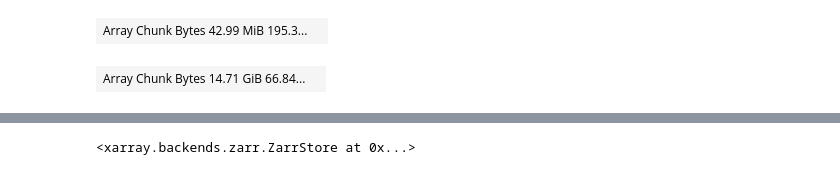
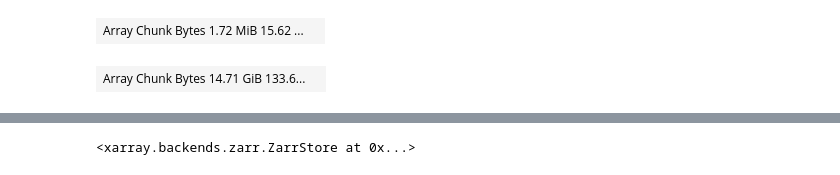
Before and after one commit to mrayson/incoherentitide, a Jupyter notebook: NOTEBOOKS/harmonic_fit_itide_suntans.ipynb, the cells around one changed output, grey strips where cells are left out. Cells and saved outputs as stored; diff of their text form; code cells hidden in the pictures.

```diff
--- a/NOTEBOOKS/compute_stat_itide_suntans.ipynb
+++ b/NOTEBOOKS/harmonic_fit_itide_suntans.ipynb
@@ -66,12 +47,13 @@ s3 = S3FileSystem(client_kwargs={'endpoint_url':url},
 # %%
 ####
 # f = S3Map("uwaoceanprocesses-suntans/NWS_2km_GLORYS_2013_2014_ssh_steric_filtered.zarr/", s3=s3) # 6 hour cutoff
-f = S3Map("uwaoceanprocesses-suntans/NWS_2km_GLORYS_2013_2014_ssh_steric_filtered_v2.zarr/", s3=s3) # 4 hour cutoff
+# f = S3Map("uwaoceanprocesses-suntans/NWS_2km_GLORYS_2013_2014_ssh_steric_filtered_v2.zarr/", s3=s3) # 4 hour cutoff
+# varname = 'eta_steric_bandpass'
+# zarrfile = 'NWS_2km_GLORYS_2013_2014_ssh_steric_filtered_seasonaltides.zarr'
 
-varname = 'eta_steric_bandpass'
-
-# f = S3Map("uwaoceanprocesses-suntans/NWS_2km_GLORYS_2013_2014_ssh_filtered.zarr/", s3=s3)
-# varname = 'eta_bandpass'
+f = S3Map("uwaoceanprocesses-suntans/NWS_2km_GLORYS_2013_2014_ssh_filtered.zarr/", s3=s3)
+varname = 'eta_bandpass'
+zarrfile = 'NWS_2km_GLORYS_2013_2014_ssh_filtered_seasonaltides.zarr'
 
 # freq_list = ['M2','S2','N2','K2','K1','O1','P1','Q1']
 # na = 0 # Number of annual harmonics to include
@@ -80,7 +62,8 @@ varname = 'eta_steric_bandpass'
 
 freq_list = ['M2','S2','N2','K1','O1']
 na = 2 # Number of annual harmonics to include
-zarrfile = 'NWS_2km_GLORYS_2013_2014_ssh_steric_filtered_seasonaltides.zarr'
+
+
 mode='w'
 ####
 # %%
@@ -195,12 +180,12 @@ reftime = datetime(1990,1,1)
 
 frq, names = ha.getTideFreq(freq_list)
 time = SecondsSince(ds.time.values, basetime=reftime)
-aa, Aa, Ba, frq_all = nonstat_harmonic_fit_dask(ds['eta_steric_bandpass'], time, frq, na)
+aa, Aa, Ba, frq_all = nonstat_harmonic_fit_dask(ds[varname], time, frq, na)
 # aa, Aa, Ba, frq_all = nonstat_harmonic_fit_dask(ds['eta_bandpass'], time, frq, na)
 # %%
-Aa
+aa.rechunk((2000,))
 # %% [output]
-| Array Chunk Bytes 42.99 MiB 195.3... |  |
+| Array Chunk Bytes 1.72 MiB 15.62 ... |  |
 # %%
 def harmonic_pred_dask(aa, Aa, Ba, omega, tdays):
     nomega = len(omega)
@@ -211,7 +196,7 @@ def harmonic_pred_dask(aa, Aa, Ba, omega, tdays):
 
     return amp
 # %%
-eta_steric_tidal = harmonic_pred_dask(aa, Aa, Ba, frq_all, time)
+eta_steric_tidal = harmonic_pred_dask(aa.rechunk(2000), Aa.rechunk((-1,2000)), Ba.rechunk((-1,2000)), frq_all, time)
 eta_steric_tidal
 # %% [output]
-| Array Chunk Bytes 14.71 GiB 66.84... |  |
+| Array Chunk Bytes 14.71 GiB 133.6... |  |
```
Also changed, not shown: parts of 10 cells of this notebook, 3 other files.
